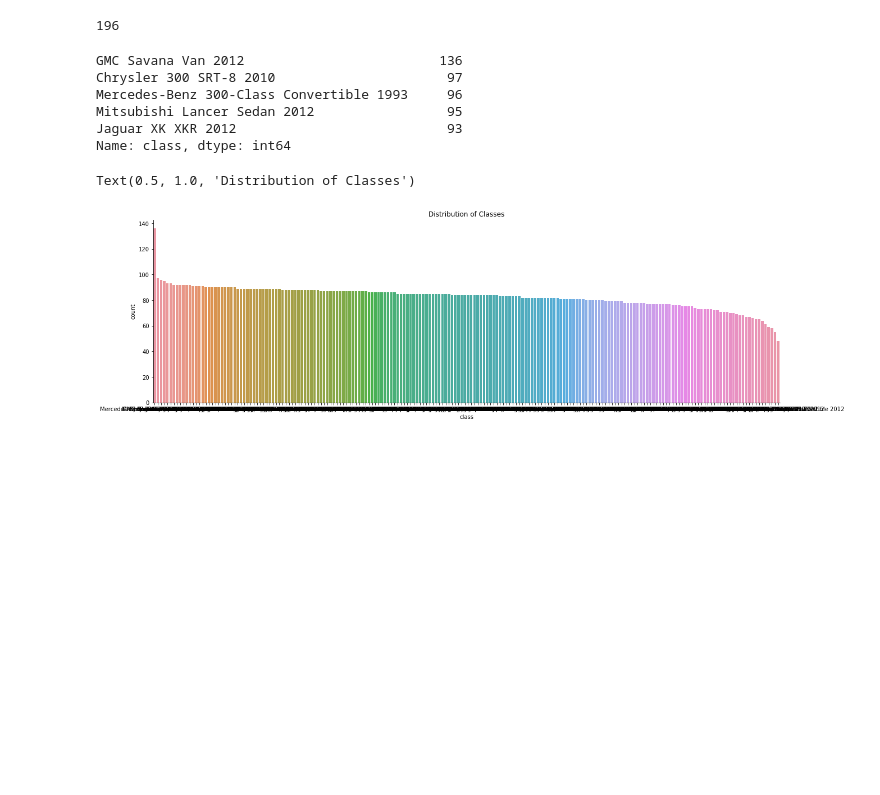
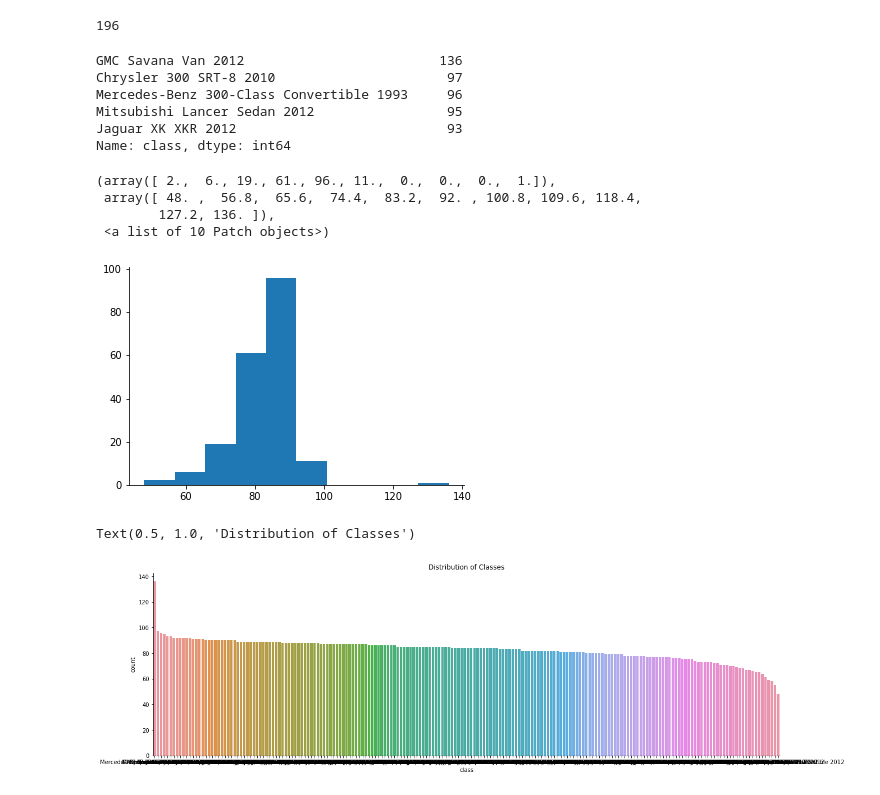
Before and after one commit to yizhe-ang/VroomNet, a Jupyter notebook: notebooks/EDA.ipynb, the cells around one changed output. Saved outputs shown, nothing was run; the diff lists cells and outputs as text; code cells hidden in the pictures; blank space fills up the shorter version.

```diff
--- a/notebooks/EDA.ipynb
+++ b/notebooks/EDA.ipynb
@@ -59,6 +60,14 @@ Mercedes-Benz 300-Class Convertible 1993     96
 Mitsubishi Lancer Sedan 2012                 95
 Jaguar XK XKR 2012                           93
 Name: class, dtype: int64
+# %%
+plt.hist(value_counts.values)
+# %% [output]
+(array([ 2.,  6., 19., 61., 96., 11.,  0.,  0.,  0.,  1.]),
+ array([ 48. ,  56.8,  65.6,  74.4,  83.2,  92. , 100.8, 109.6, 118.4,
+        127.2, 136. ]),
+ <a list of 10 Patch objects>)
+[figure, added]
 # %%
 plt.figure(figsize=(20, 6))
 
```
Also changed, not shown: parts of 1 cell of this notebook, 23 other files.
